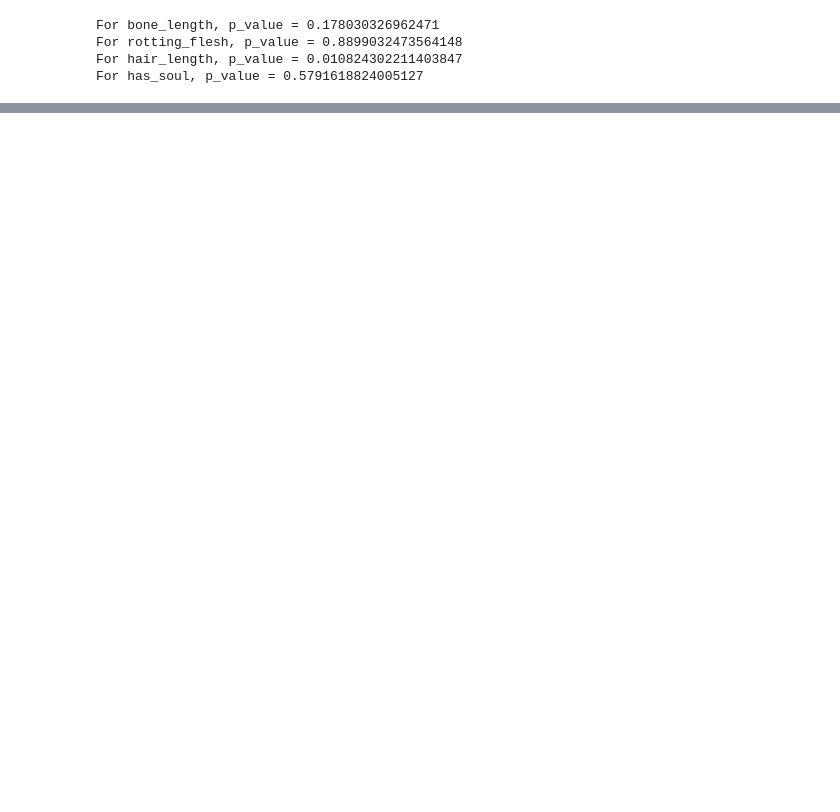
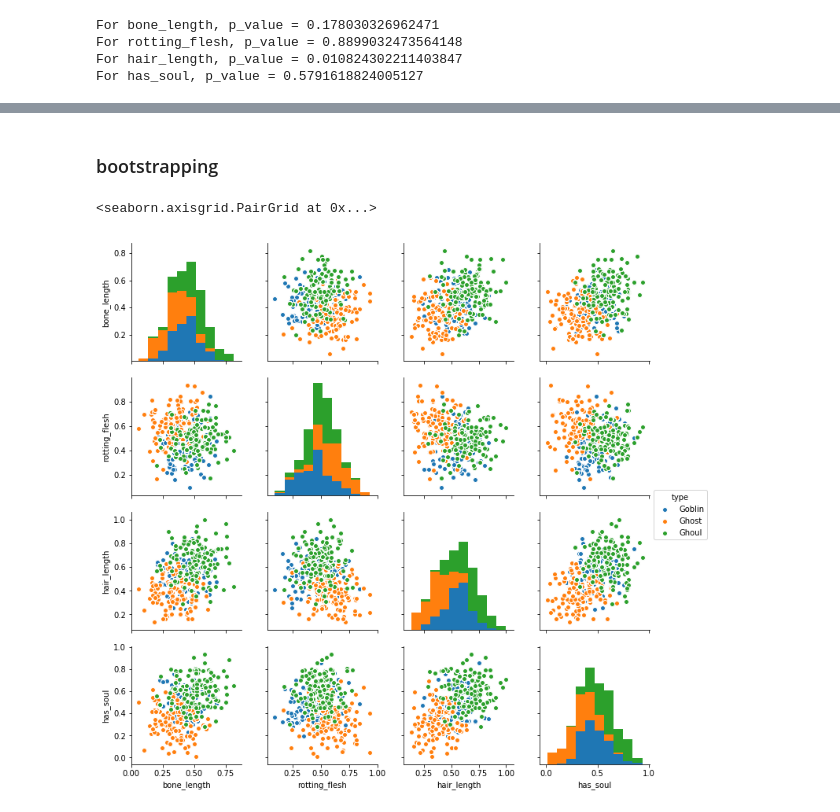
Before and after one commit to szylec/Kaggle, a Jupyter notebook: boo/analytics.ipynb, the cells around one changed output, grey strips where cells are left out. Drawn from its saved outputs; the diff is of its cells as text; code cells hidden in the pictures; blank space fills up the shorter version.

```diff
--- a/boo/analytics.ipynb
+++ b/boo/analytics.ipynb
@@ -122,0 +231,9 @@ For has_soul, p_value = 0.5791618824005127
+# %% [markdown]
+### bootstrapping
+# %%
+from sklearn.utils import resample
+train_resampled = resample(train, n_samples=10000)
+sns.pairplot(data=train_resampled, kind='scatter', hue=TARGET)
+# %% [output]
+<seaborn.axisgrid.PairGrid at 0x...>
+[figure, added]
```
Also changed, not shown: parts of 15 cells of this notebook.
